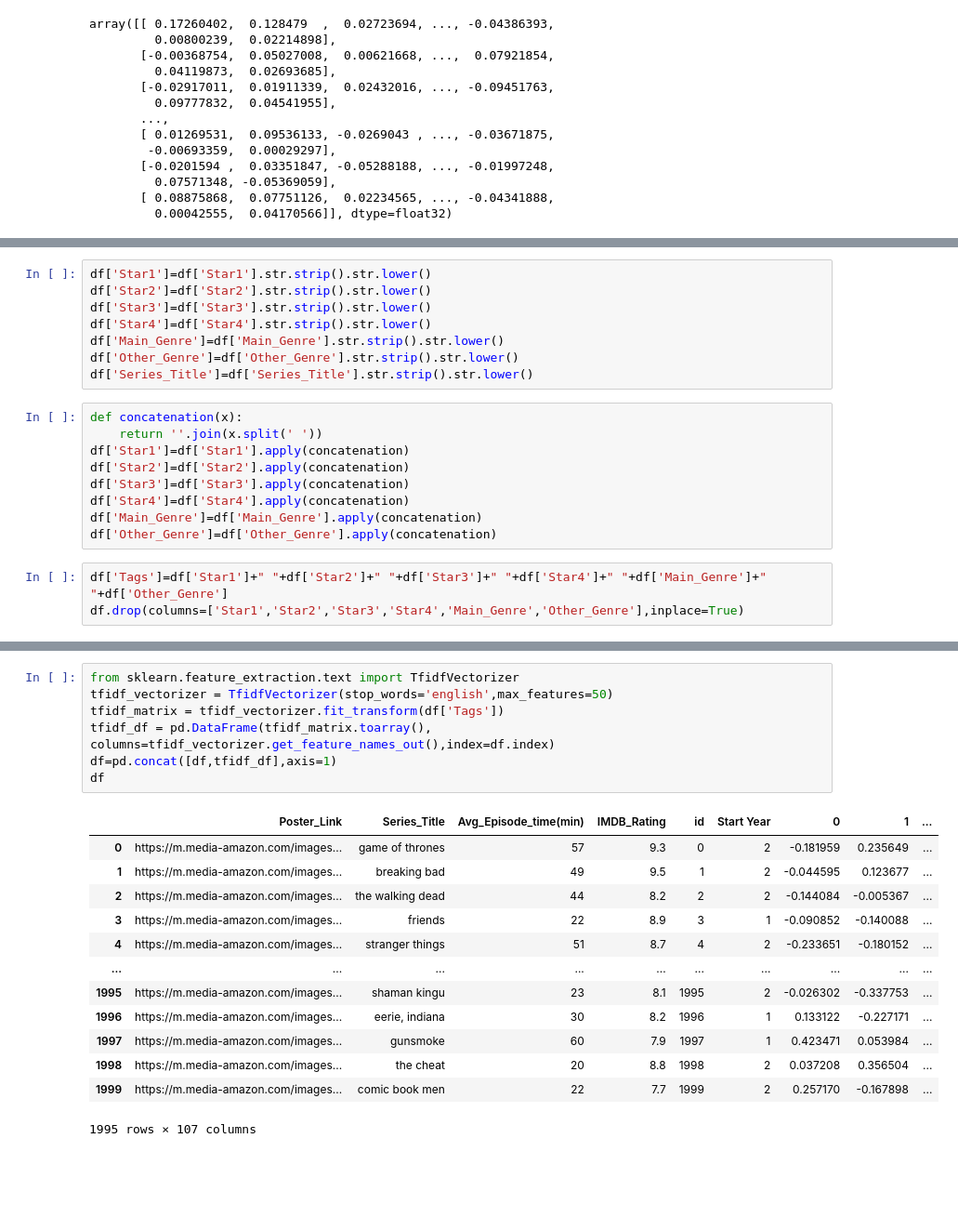
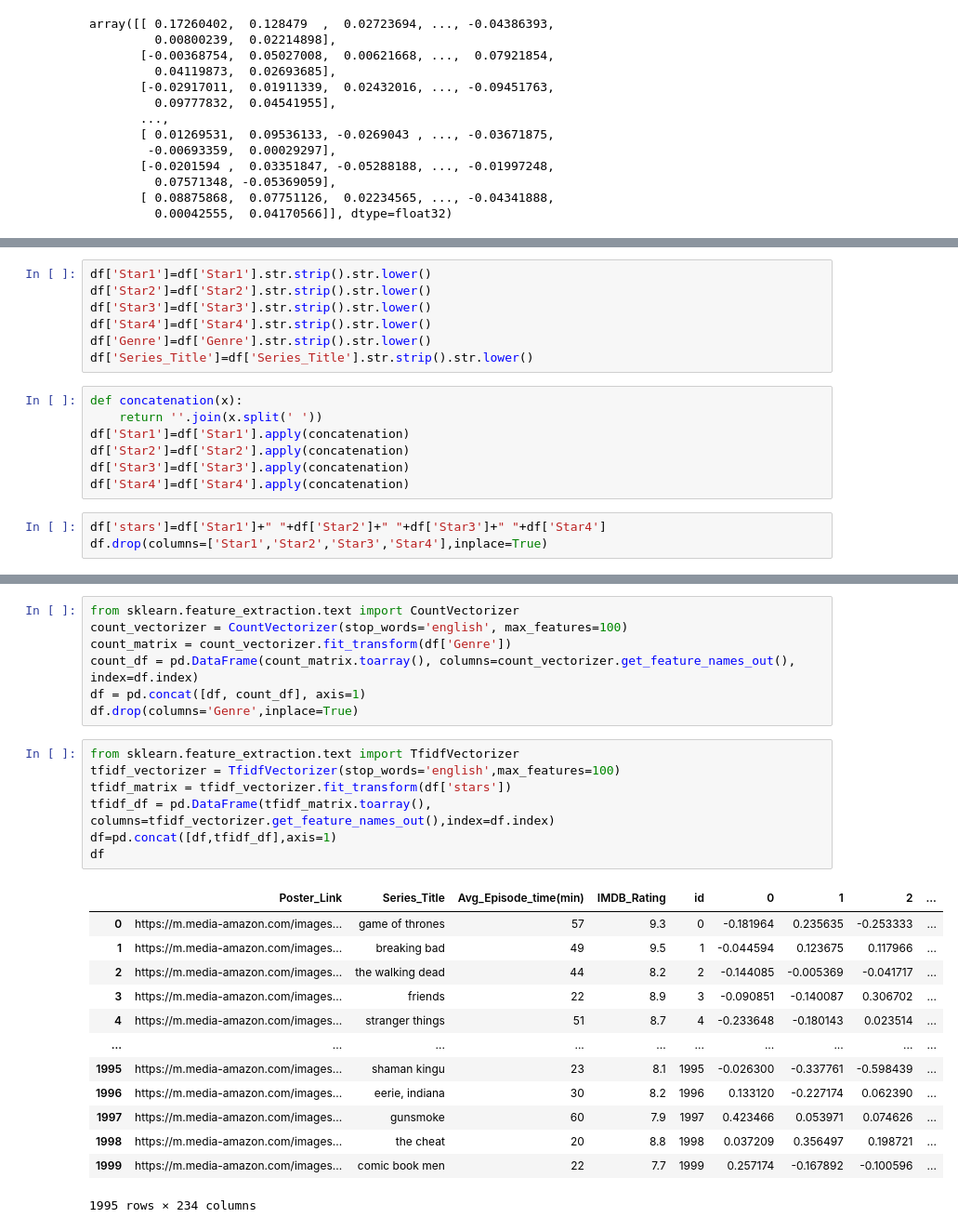
Before and after one commit to agarwalyashh/Recommender, a Jupyter notebook: Reccommender System.ipynb, the cells around one changed output, grey strips where cells are left out. Shown at 93% size. Saved outputs shown, nothing was run; the diff lists cells and outputs as text; blank space fills up the shorter version.

```diff
--- a/Reccommender System.ipynb
+++ b/Reccommender System.ipynb
@@ -507,8 +297,7 @@ df['Star1']=df['Star1'].str.strip().str.lower()
 df['Star2']=df['Star2'].str.strip().str.lower()
 df['Star3']=df['Star3'].str.strip().str.lower()
 df['Star4']=df['Star4'].str.strip().str.lower()
-df['Main_Genre']=df['Main_Genre'].str.strip().str.lower()
-df['Other_Genre']=df['Other_Genre'].str.strip().str.lower()
+df['Genre']=df['Genre'].str.strip().str.lower()
 df['Series_Title']=df['Series_Title'].str.strip().str.lower()
 # %%
 def concatenation(x):
@@ -517,8 +306,6 @@ df['Star1']=df['Star1'].apply(concatenation)
 df['Star2']=df['Star2'].apply(concatenation)
 df['Star3']=df['Star3'].apply(concatenation)
 df['Star4']=df['Star4'].apply(concatenation)
-df['Main_Genre']=df['Main_Genre'].apply(concatenation)
-df['Other_Genre']=df['Other_Genre'].apply(concatenation)
 # %%
-df['Tags']=df['Star1']+" "+df['Star2']+" "+df['Star3']+" "+df['Star4']+" "+df['Main_Genre']+" "+df['Other_Genre']
-df.drop(columns=['Star1','Star2','Star3','Star4','Main_Genre','Other_Genre'],inplace=True)
+df['stars']=df['Star1']+" "+df['Star2']+" "+df['Star3']+" "+df['Star4']
+df.drop(columns=['Star1','Star2','Star3','Star4'],inplace=True)
@@ -541,22 +312,29 @@ df
+# %%
+from sklearn.feature_extraction.text import CountVectorizer
+count_vectorizer = CountVectorizer(stop_words='english', max_features=100)
+count_matrix = count_vectorizer.fit_transform(df['Genre'])
+count_df = pd.DataFrame(count_matrix.toarray(), columns=count_vectorizer.get_feature_names_out(), index=df.index)
+df = pd.concat([df, count_df], axis=1)
+df.drop(columns='Genre',inplace=True)
 # %%
 from sklearn.feature_extraction.text import TfidfVectorizer
-tfidf_vectorizer = TfidfVectorizer(stop_words='english',max_features=50)
-tfidf_matrix = tfidf_vectorizer.fit_transform(df['Tags'])
+tfidf_vectorizer = TfidfVectorizer(stop_words='english',max_features=100)
+tfidf_matrix = tfidf_vectorizer.fit_transform(df['stars'])
 tfidf_df = pd.DataFrame(tfidf_matrix.toarray(), columns=tfidf_vectorizer.get_feature_names_out(),index=df.index)
 df=pd.concat([df,tfidf_df],axis=1)
 df
 # %% [output]
-|  | Poster_Link | Series_Title | Avg_Episode_time(min) | IMDB_Rating | id | Start Year | 0 | 1 | ... |
-| 0 | https://m.media-amazon.com/images... | game of thrones | 57 | 9.3 | 0 | 2 | -0.181959 | 0.235649 | ... |
-| 1 | https://m.media-amazon.com/images... | breaking bad | 49 | 9.5 | 1 | 2 | -0.044595 | 0.123677 | ... |
-| 2 | https://m.media-amazon.com/images... | the walking dead | 44 | 8.2 | 2 | 2 | -0.144084 | -0.005367 | ... |
-| 3 | https://m.media-amazon.com/images... | friends | 22 | 8.9 | 3 | 1 | -0.090852 | -0.140088 | ... |
-| 4 | https://m.media-amazon.com/images... | stranger things | 51 | 8.7 | 4 | 2 | -0.233651 | -0.180152 | ... |
+|  | Poster_Link | Series_Title | Avg_Episode_time(min) | IMDB_Rating | id | 0 | 1 | 2 | ... |
+| 0 | https://m.media-amazon.com/images... | game of thrones | 57 | 9.3 | 0 | -0.181964 | 0.235635 | -0.253333 | ... |
+| 1 | https://m.media-amazon.com/images... | breaking bad | 49 | 9.5 | 1 | -0.044594 | 0.123675 | 0.117966 | ... |
+| 2 | https://m.media-amazon.com/images... | the walking dead | 44 | 8.2 | 2 | -0.144085 | -0.005369 | -0.041717 | ... |
+| 3 | https://m.media-amazon.com/images... | friends | 22 | 8.9 | 3 | -0.090851 | -0.140087 | 0.306702 | ... |
+| 4 | https://m.media-amazon.com/images... | stranger things | 51 | 8.7 | 4 | -0.233648 | -0.180143 | 0.023514 | ... |
 | ... | ... | ... | ... | ... | ... | ... | ... | ... | ... |
-| 1995 | https://m.media-amazon.com/images... | shaman kingu | 23 | 8.1 | 1995 | 2 | -0.026302 | -0.337753 | ... |
-| 1996 | https://m.media-amazon.com/images... | eerie, indiana | 30 | 8.2 | 1996 | 1 | 0.133122 | -0.227171 | ... |
-| 1997 | https://m.media-amazon.com/images... | gunsmoke | 60 | 7.9 | 1997 | 1 | 0.423471 | 0.053984 | ... |
-| 1998 | https://m.media-amazon.com/images... | the cheat | 20 | 8.8 | 1998 | 2 | 0.037208 | 0.356504 | ... |
-| 1999 | https://m.media-amazon.com/images... | comic book men | 22 | 7.7 | 1999 | 2 | 0.257170 | -0.167898 | ... |
+| 1995 | https://m.media-amazon.com/images... | shaman kingu | 23 | 8.1 | 1995 | -0.026300 | -0.337761 | -0.598439 | ... |
+| 1996 | https://m.media-amazon.com/images... | eerie, indiana | 30 | 8.2 | 1996 | 0.133120 | -0.227174 | 0.062390 | ... |
+| 1997 | https://m.media-amazon.com/images... | gunsmoke | 60 | 7.9 | 1997 | 0.423466 | 0.053971 | 0.074626 | ... |
+| 1998 | https://m.media-amazon.com/images... | the cheat | 20 | 8.8 | 1998 | 0.037209 | 0.356497 | 0.198721 | ... |
+| 1999 | https://m.media-amazon.com/images... | comic book men | 22 | 7.7 | 1999 | 0.257174 | -0.167892 | -0.100596 | ... |
-1995 rows × 107 columns
+1995 rows × 234 columns
 # %%
```
Also changed, not shown: parts of 32 cells of this notebook.
